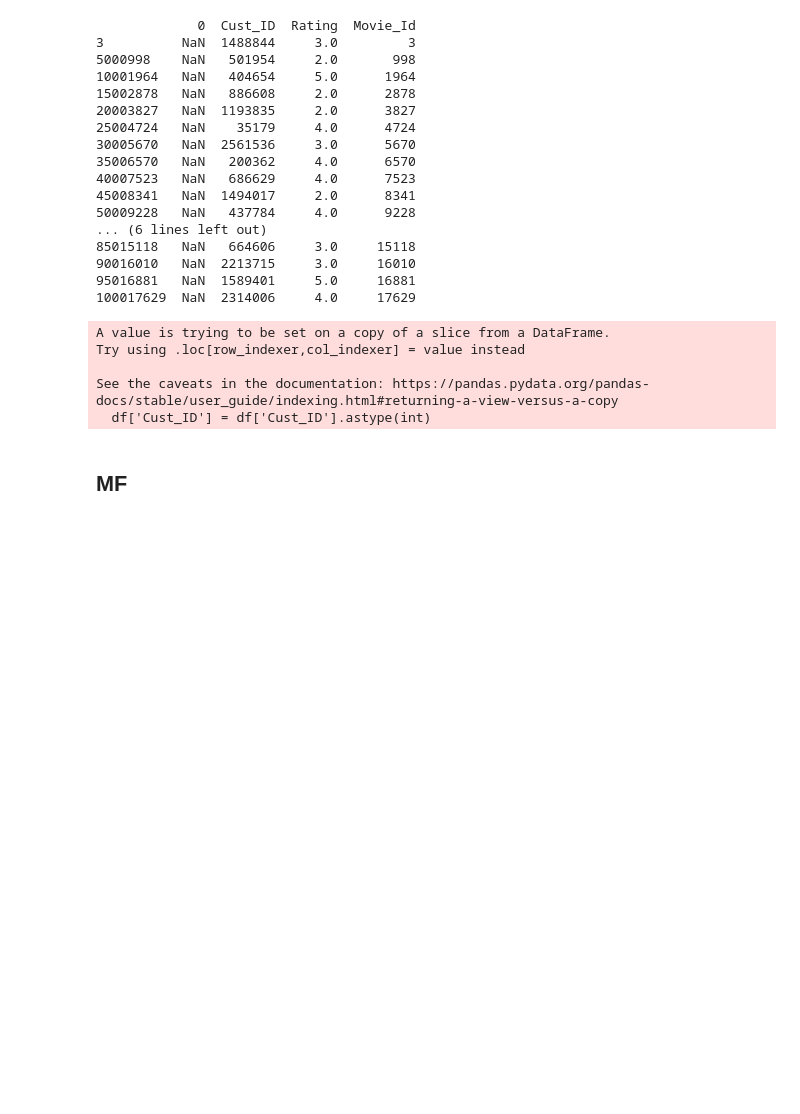
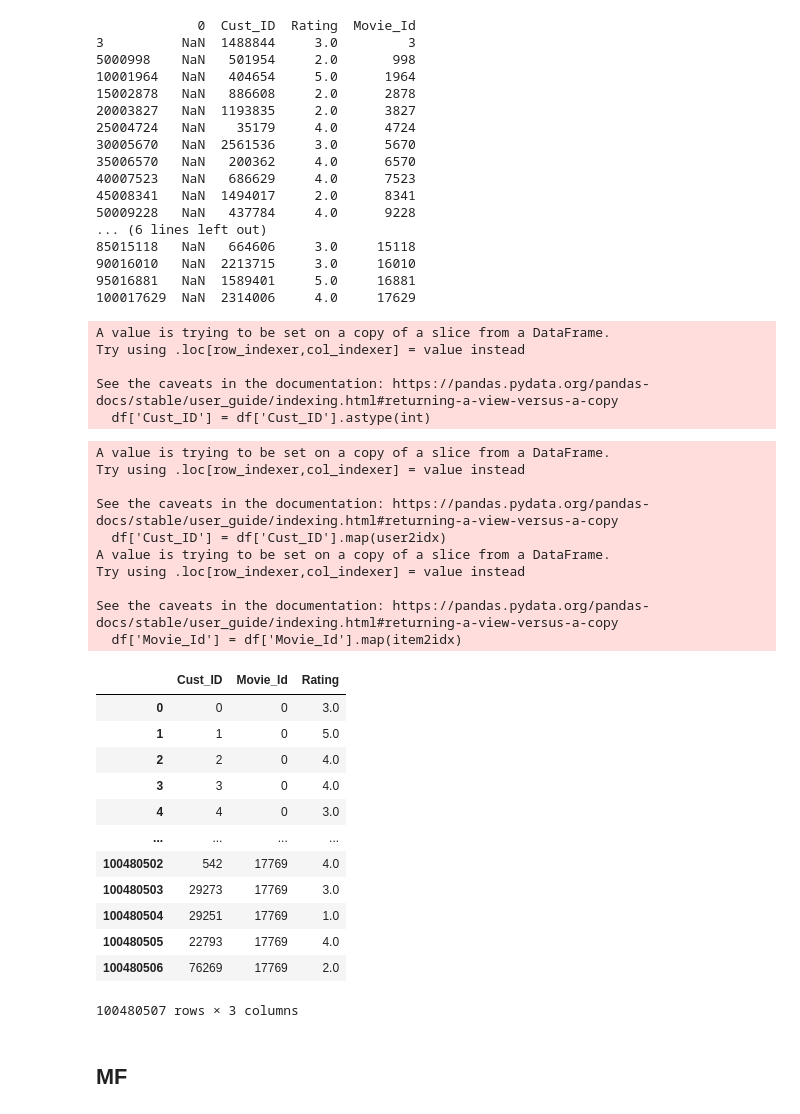
Before and after one commit to sangwu99/2023-Summer-Internship-DSAIL, a Jupyter notebook: Recsys/Netflix/Netflix.ipynb, the cells around one changed output. Cells and saved outputs as stored; diff of their text form; code cells hidden in the pictures; blank space fills up the shorter version.

```diff
--- a/Recsys/Netflix/Netflix.ipynb
+++ b/Recsys/Netflix/Netflix.ipynb
@@ -108,6 +117,38 @@ Try using .loc[row_indexer,col_indexer] = value instead
 
 See the caveats in the documentation: https://pandas.pydata.org/pandas-docs/stable/user_guide/indexing.html#returning-a-view-versus-a-copy
   df['Cust_ID'] = df['Cust_ID'].astype(int)
+# %%
+df = df[['Cust_ID', 'Movie_Id', 'Rating']]
+
+user2idx = {j:i for i,j in enumerate(df['Cust_ID'].unique())}
+item2idx = {j:i for i,j in enumerate(df['Movie_Id'].unique())}
+df['Cust_ID'] = df['Cust_ID'].map(user2idx)
+df['Movie_Id'] = df['Movie_Id'].map(item2idx)
+df
+# %% [output]
+A value is trying to be set on a copy of a slice from a DataFrame.
+Try using .loc[row_indexer,col_indexer] = value instead
+
+See the caveats in the documentation: https://pandas.pydata.org/pandas-docs/stable/user_guide/indexing.html#returning-a-view-versus-a-copy
+  df['Cust_ID'] = df['Cust_ID'].map(user2idx)
+A value is trying to be set on a copy of a slice from a DataFrame.
+Try using .loc[row_indexer,col_indexer] = value instead
+
+See the caveats in the documentation: https://pandas.pydata.org/pandas-docs/stable/user_guide/indexing.html#returning-a-view-versus-a-copy
+  df['Movie_Id'] = df['Movie_Id'].map(item2idx)
+|  | Cust_ID | Movie_Id | Rating |
+| 0 | 0 | 0 | 3.0 |
+| 1 | 1 | 0 | 5.0 |
+| 2 | 2 | 0 | 4.0 |
+| 3 | 3 | 0 | 4.0 |
+| 4 | 4 | 0 | 3.0 |
+| ... | ... | ... | ... |
+| 100480502 | 542 | 17769 | 4.0 |
+| 100480503 | 29273 | 17769 | 3.0 |
+| 100480504 | 29251 | 17769 | 1.0 |
+| 100480505 | 22793 | 17769 | 4.0 |
+| 100480506 | 76269 | 17769 | 2.0 |
+100480507 rows × 3 columns
 # %%
 df.to_csv('preprocessed_df.csv', index=False)
 # %% [markdown]
```
Also changed, not shown: parts of 29 cells of this notebook.
